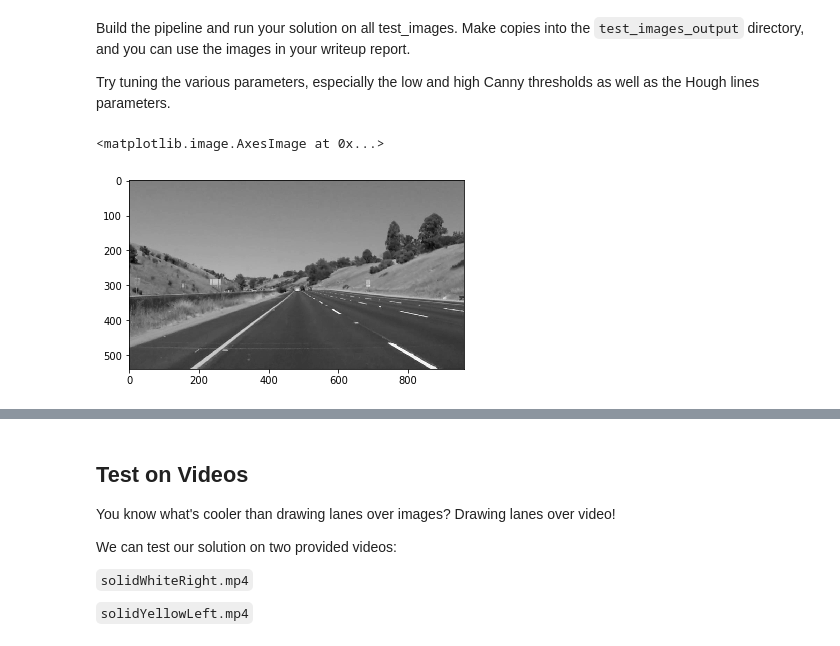
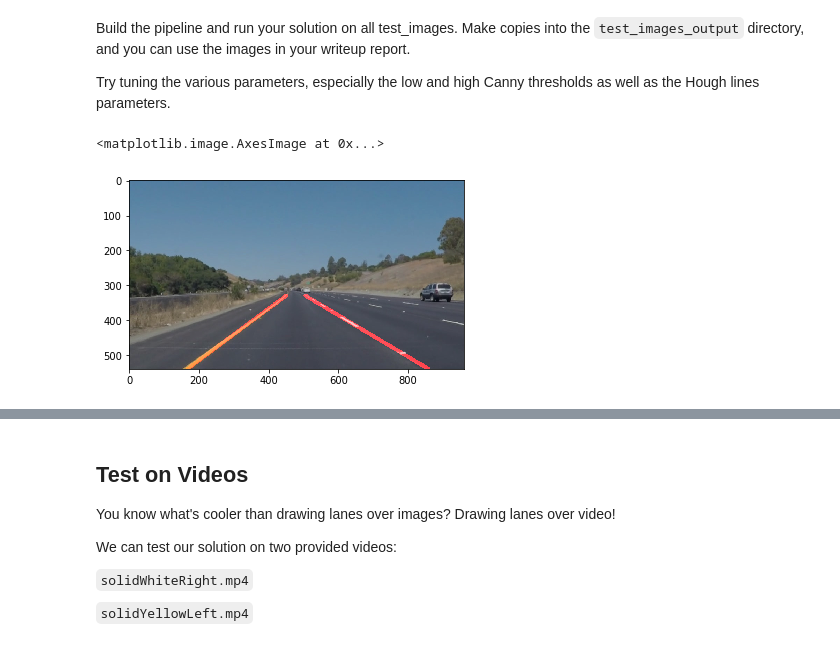
Before and after one commit to pankaj02/CarND-LaneLines-P1, a Jupyter notebook: P1.ipynb, the cells around one changed output, grey strips where cells are left out. Cells and saved outputs as stored; diff of their text form; code cells hidden in the pictures.

Commit message:
Fixed yellow line issue
Added threshold slope 0.35 to remove noise in slope

```diff
--- a/P1.ipynb
+++ b/P1.ipynb
@@ -51,7 +51,7 @@ import cv2
 ## Read in an Image
 # %%
 #reading in an image
-image = mpimg.imread('test_images/whiteCarLaneSwitch.jpg')
+image = mpimg.imread('test_images/solidYellowCurve.jpg')
 
 #printing out some stats and plotting
 print('This image is:', type(image), 'with dimensions:', image.shape)
@@ -236,10 +236,25 @@ Try tuning the various parameters, especially the low and high Canny thresholds
 # %%
 # TODO: Build your pipeline that will draw lane lines on the test_images
 # then save them to the test_images_output directory.
 # convert image to grey
 image_copy = np.copy(image)
 gray = grayscale(image_copy)
-plt.imshow(gray, cmap='gray')
+blur_gray  = gaussian_blur(gray,3)
+edges = canny(blur_gray,50, 200)
+#plt.imshow(gray, cmap='gray')
+imshape = image.shape
+vertices = np.array([[(0,imshape[0]),(400, 330), (550, 330), (imshape[1],imshape[0])]], dtype=np.int32)
+masked_edges = region_of_interest(edges,vertices)
+rho = 2
+theta = np.pi/180
+threshold = 15
+min_line_length = 40
+max_line_gap = 20
+lines = hough_lines(masked_edges, rho, theta, threshold, min_line_length, max_line_gap)
+combo = weighted_img(lines, image, α=0.8, β=2., λ=0.)
+plt.imshow(combo)
+
+#plt.imshow(masked_edges,cmap='gray')
 # %% [output]
 <matplotlib.image.AxesImage at 0x...>
-[figure, old version]
+[figure, new version]
```
Also changed, not shown: parts of 17 cells of this notebook.
